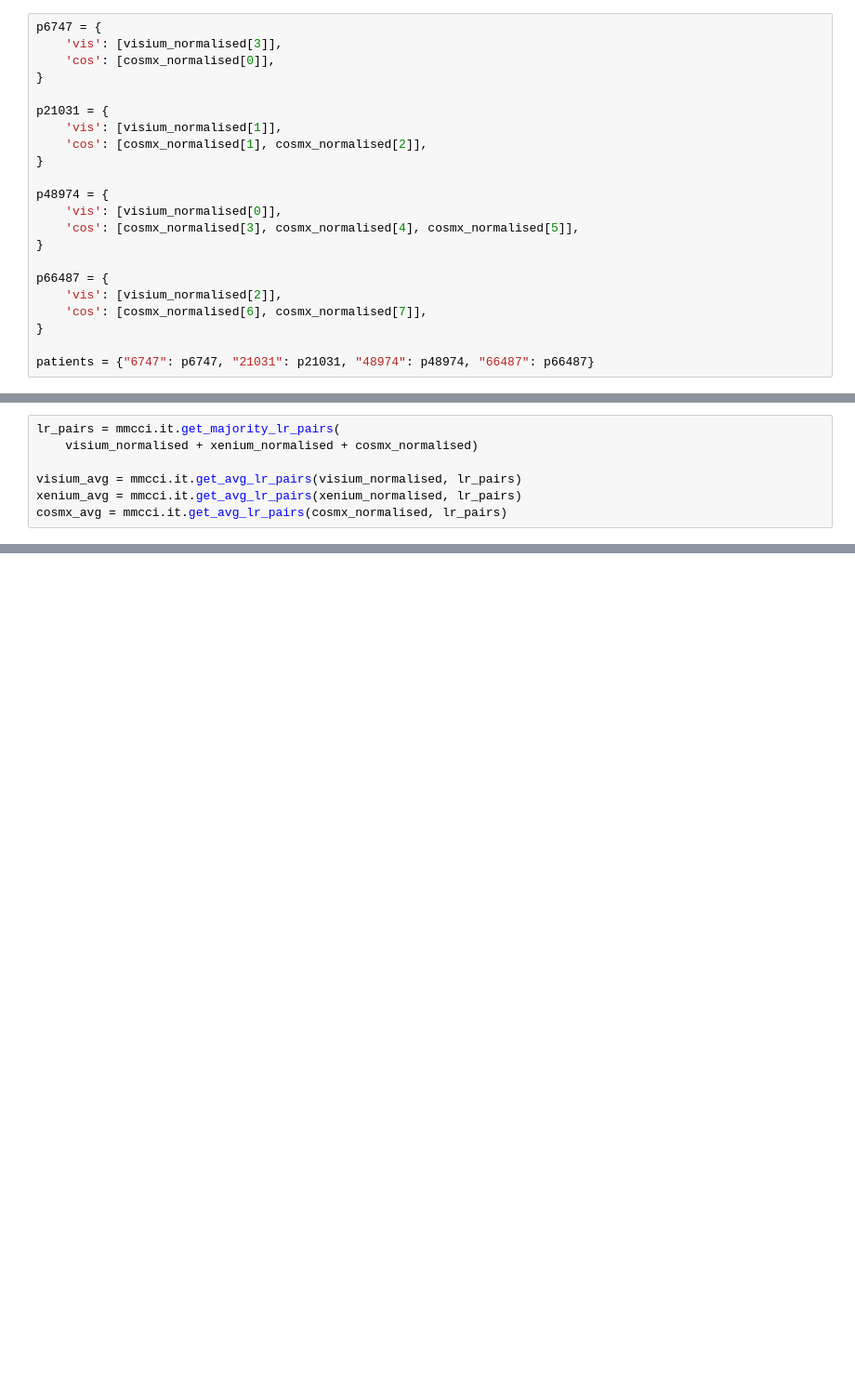
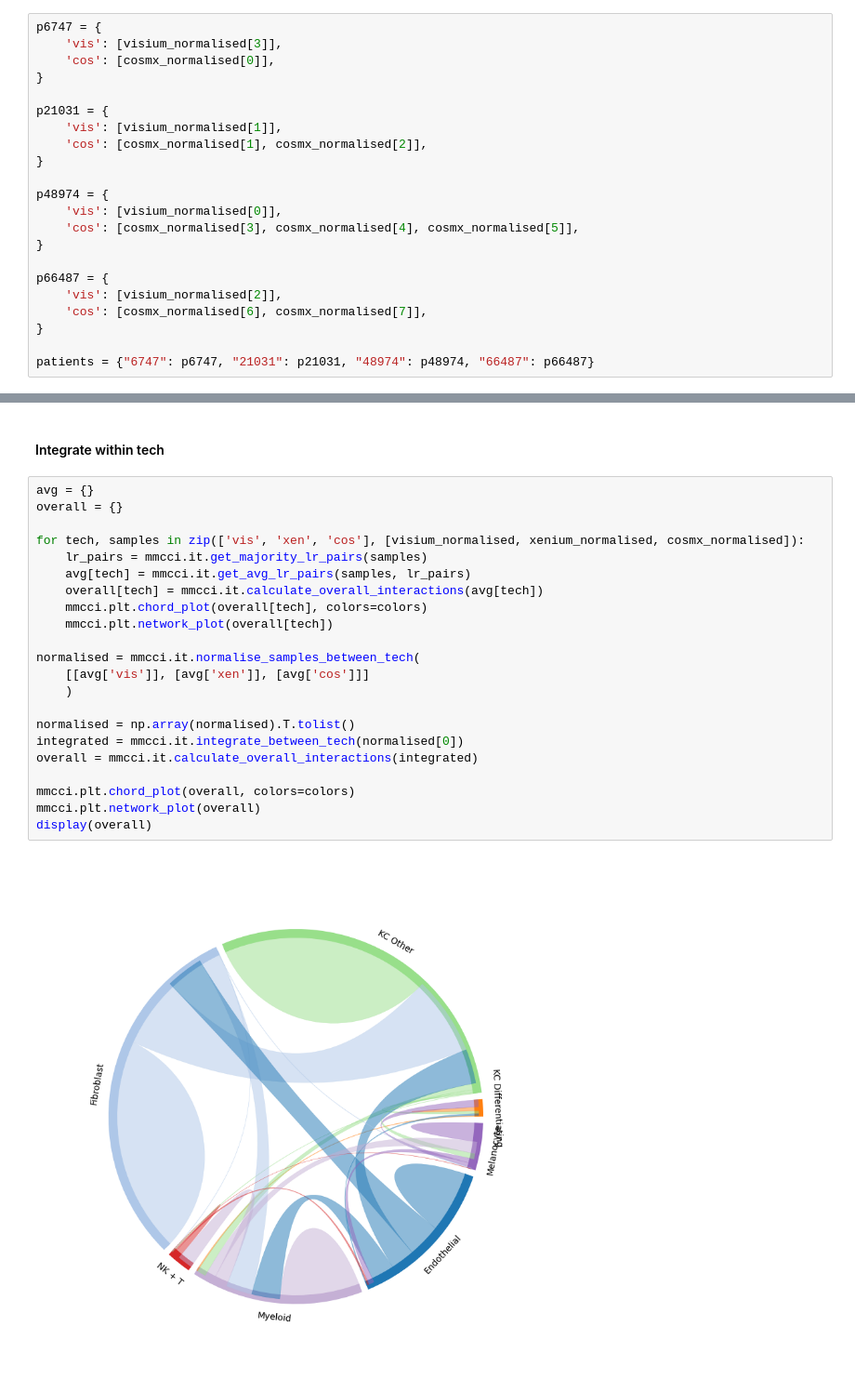
Before and after one commit to BiomedicalMachineLearning/MultimodalCCI, a Jupyter notebook: examples/melanoma_integration.ipynb, the cells around one changed output, grey strips where cells are left out. Shown at 93% size. Drawn from its saved outputs; the diff is of its cells as text; blank space fills up the shorter version.

```diff
--- a/examples/melanoma_integration.ipynb
+++ b/examples/melanoma_integration.ipynb
@@ -143,7 +150,0 @@ for patient, samples in patients.items():
-# %%
-lr_pairs = mmcci.it.get_majority_lr_pairs(
-    visium_normalised + xenium_normalised + cosmx_normalised)
-
-visium_avg = mmcci.it.get_avg_lr_pairs(visium_normalised, lr_pairs)
-xenium_avg = mmcci.it.get_avg_lr_pairs(xenium_normalised, lr_pairs)
-cosmx_avg = mmcci.it.get_avg_lr_pairs(cosmx_normalised, lr_pairs)
@@ -185,0 +167,26 @@ for cluster, matrix in overall_clusters.items():
+# %% [markdown]
+#### Integrate within tech
+# %%
+avg = {}
+overall = {}
+
+for tech, samples in zip(['vis', 'xen', 'cos'], [visium_normalised, xenium_normalised, cosmx_normalised]):
+    lr_pairs = mmcci.it.get_majority_lr_pairs(samples)
+    avg[tech] = mmcci.it.get_avg_lr_pairs(samples, lr_pairs)
+    overall[tech] = mmcci.it.calculate_overall_interactions(avg[tech])
+    mmcci.plt.chord_plot(overall[tech], colors=colors)
+    mmcci.plt.network_plot(overall[tech])
+
+normalised = mmcci.it.normalise_samples_between_tech(
+    [[avg['vis']], [avg['xen']], [avg['cos']]]
+    )
+
+normalised = np.array(normalised).T.tolist()
+integrated = mmcci.it.integrate_between_tech(normalised[0])
+overall = mmcci.it.calculate_overall_interactions(integrated)
+
+mmcci.plt.chord_plot(overall, colors=colors)
+mmcci.plt.network_plot(overall)
+display(overall)
+# %% [output]
+[figure, added]
```
Also changed, not shown: parts of 24 cells of this notebook, 13 other files.
